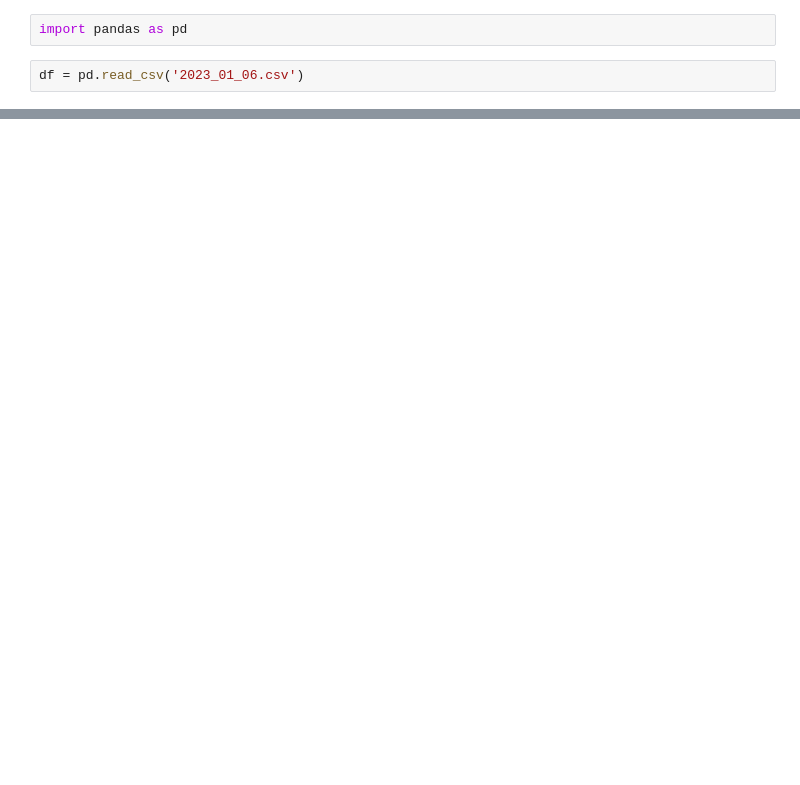
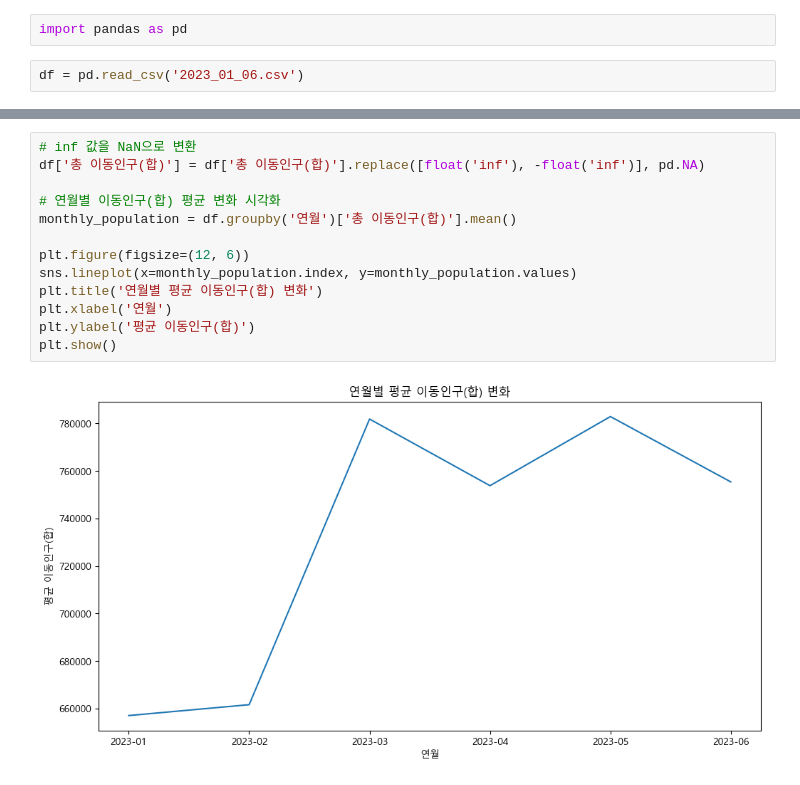
Before and after one commit to Gyuhyeon-Eom/FInal_Project, a Jupyter notebook: Final_proj_gheom2.ipynb, the cells around one changed output, grey strips where cells are left out. Cells and saved outputs as stored; diff of their text form; blank space fills up the shorter version.

```diff
--- a/Final_proj_gheom2.ipynb
+++ b/Final_proj_gheom2.ipynb
@@ -47,0 +60,15 @@ len(final_df)
+# %%
+# inf 값을 NaN으로 변환
+df['총 이동인구(합)'] = df['총 이동인구(합)'].replace([float('inf'), -float('inf')], pd.NA)
+
+# 연월별 이동인구(합) 평균 변화 시각화
+monthly_population = df.groupby('연월')['총 이동인구(합)'].mean()
+
+plt.figure(figsize=(12, 6))
+sns.lineplot(x=monthly_population.index, y=monthly_population.values)
+plt.title('연월별 평균 이동인구(합) 변화')
+plt.xlabel('연월')
+plt.ylabel('평균 이동인구(합)')
+plt.show()
+# %% [output]
+[figure, added]
```
Also changed, not shown: parts of 17 cells of this notebook.
